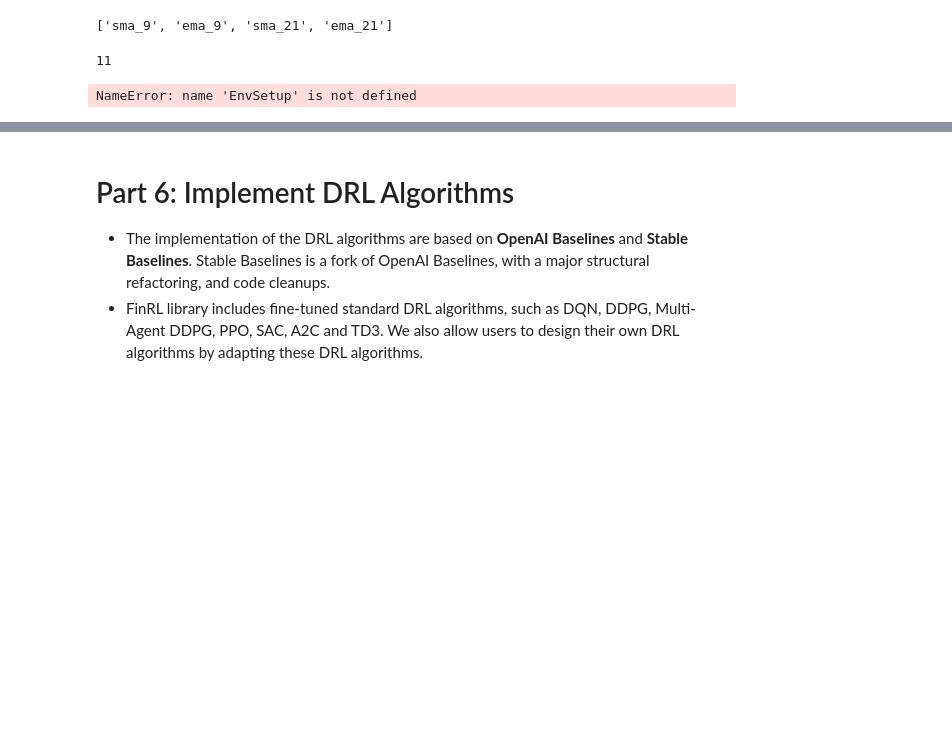
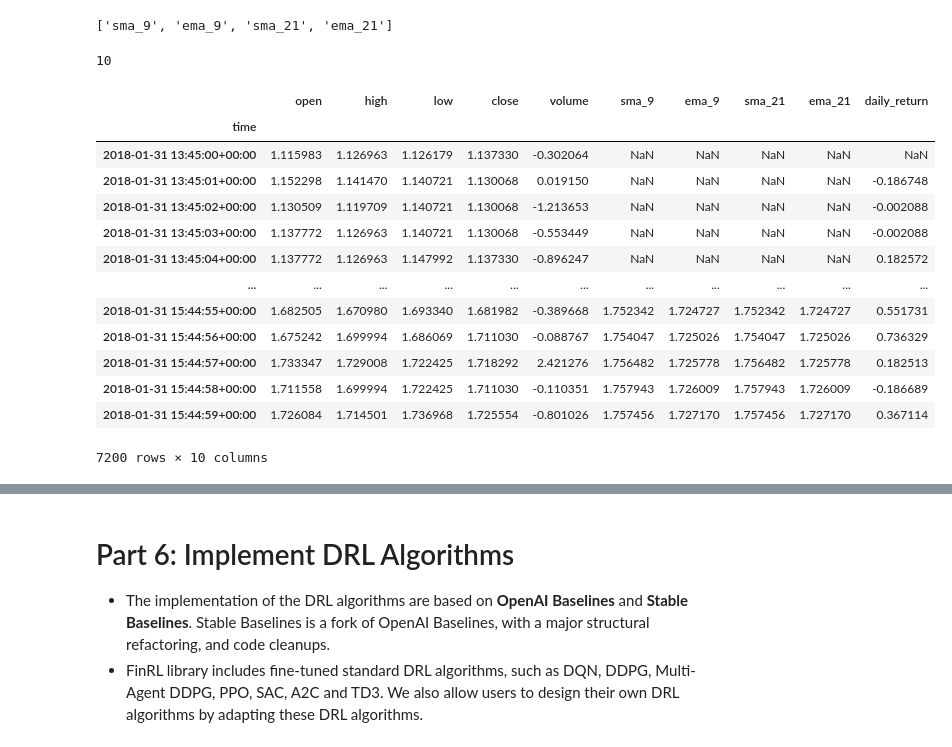
Before and after one commit to wowweijie/rl_forex, a Jupyter notebook: weijie.ipynb, the cells around one changed output, grey strips where cells are left out. Drawn from its saved outputs; the diff is of its cells as text; code cells hidden in the pictures; blank space fills up the shorter version.

```diff
--- a/weijie.ipynb
+++ b/weijie.ipynb
@@ -39,10 +50,12 @@ param_map = {
 data_df = preprocessors.FeatureEngineer(data_df,
                           tech_indicator_params_map = param_map,
                           use_technical_indicator=True,
+                          user_defined_feature=True,
                           tech_indicator_list = ["sma_9", "ema_9", "sma_21", "ema_21"]).preprocess_data()
 data_df2 = preprocessors.FeatureEngineer(data_df2,
                           tech_indicator_params_map = param_map,
                           use_technical_indicator=True,
+                          user_defined_feature=True,
                           tech_indicator_list = ["sma_9", "ema_9", "sma_21", "ema_21"]).preprocess_data()
 # %% [output]
 Successfully added technical indicators
@@ -410,16 +148,32 @@ tech_indicator_list
 # %%
 # account balance + close price + shares + technical indicators + open-high-low-price + 1 returns
 asset_dimension = 1
-state_space = 1 + 2*asset_dimension + len(tech_indicator_list)*asset_dimension + 4*asset_dimension
+state_space = 1 + 2*asset_dimension + len(tech_indicator_list)*asset_dimension + 3*asset_dimension
 print(state_space)
 # %% [output]
-11
+10
 # %%
-env_setup = EnvSetup(stock_dim = stock_dimension,
+from finrl.env.environment import EnvSetup
+env_setup = EnvSetup(stock_dim = asset_dimension,
                      state_space = state_space,
                      hmax = 200,
                      initial_amount = 100000,
                      transaction_cost_pct = 0.001,
                      tech_indicator_list = tech_indicator_list)
-# %% [output]
-NameError: name 'EnvSetup' is not defined
+# %%
+train['ovr']
+# %% [output]
+|  | open | high | low | close | volume | sma_9 | ema_9 | sma_21 | ema_21 | daily_return |
+| time |  |  |  |  |  |  |  |  |  |  |
+| 2018-01-31 13:45:00+00:00 | 1.115983 | 1.126963 | 1.126179 | 1.137330 | -0.302064 | NaN | NaN | NaN | NaN | NaN |
+| 2018-01-31 13:45:01+00:00 | 1.152298 | 1.141470 | 1.140721 | 1.130068 | 0.019150 | NaN | NaN | NaN | NaN | -0.186748 |
+| 2018-01-31 13:45:02+00:00 | 1.130509 | 1.119709 | 1.140721 | 1.130068 | -1.213653 | NaN | NaN | NaN | NaN | -0.002088 |
+| 2018-01-31 13:45:03+00:00 | 1.137772 | 1.126963 | 1.140721 | 1.130068 | -0.553449 | NaN | NaN | NaN | NaN | -0.002088 |
+| 2018-01-31 13:45:04+00:00 | 1.137772 | 1.126963 | 1.147992 | 1.137330 | -0.896247 | NaN | NaN | NaN | NaN | 0.182572 |
+| ... | ... | ... | ... | ... | ... | ... | ... | ... | ... | ... |
+| 2018-01-31 15:44:55+00:00 | 1.682505 | 1.670980 | 1.693340 | 1.681982 | -0.389668 | 1.752342 | 1.724727 | 1.752342 | 1.724727 | 0.551731 |
+| 2018-01-31 15:44:56+00:00 | 1.675242 | 1.699994 | 1.686069 | 1.711030 | -0.088767 | 1.754047 | 1.725026 | 1.754047 | 1.725026 | 0.736329 |
+| 2018-01-31 15:44:57+00:00 | 1.733347 | 1.729008 | 1.722425 | 1.718292 | 2.421276 | 1.756482 | 1.725778 | 1.756482 | 1.725778 | 0.182513 |
+| 2018-01-31 15:44:58+00:00 | 1.711558 | 1.699994 | 1.722425 | 1.711030 | -0.110351 | 1.757943 | 1.726009 | 1.757943 | 1.726009 | -0.186689 |
+| 2018-01-31 15:44:59+00:00 | 1.726084 | 1.714501 | 1.736968 | 1.725554 | -0.801026 | 1.757456 | 1.727170 | 1.757456 | 1.727170 | 0.367114 |
+7200 rows × 10 columns
```
Also changed, not shown: parts of 30 cells of this notebook.
